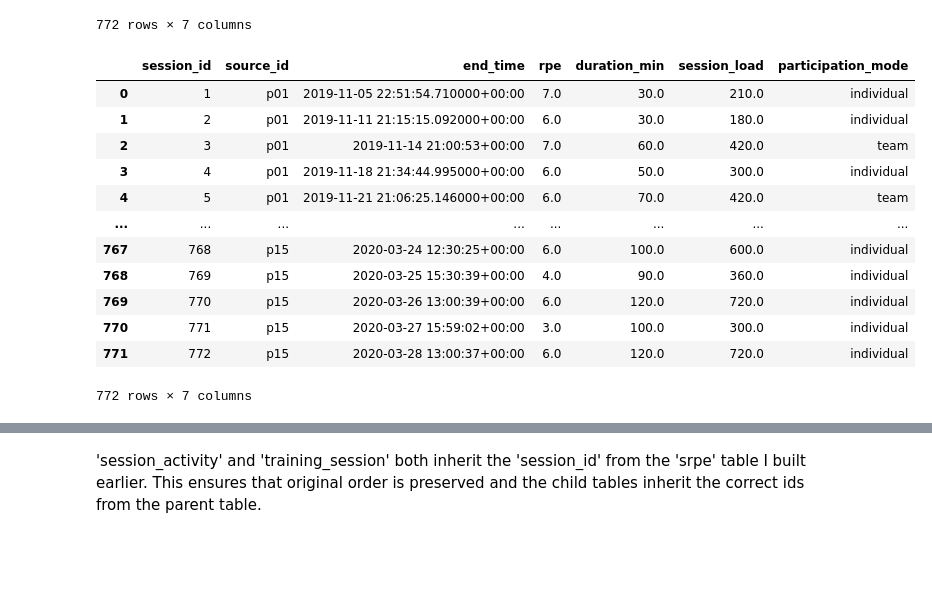
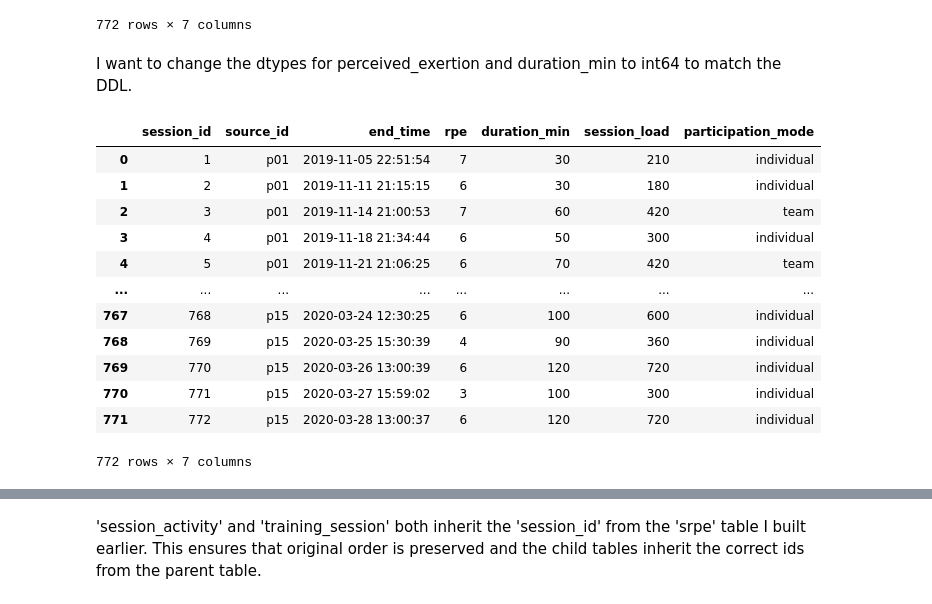
Before and after one commit to vish-mandalika/sql-pipeline-athletic-performance, a Jupyter notebook: etl.ipynb, the cells around one changed output, grey strips where cells are left out. Saved outputs shown, nothing was run; the diff lists cells and outputs as text; code cells hidden in the pictures; blank space fills up the shorter version.

```diff
--- a/etl.ipynb
+++ b/etl.ipynb
@@ -411,35 +422,41 @@ srpe
 | 770 | 771 | p15 | 2020-03-27 15:59:02+00:00 | ['individual', 'endurance'] | 3.0 | 100.0 | [individual, endurance] |
 | 771 | 772 | p15 | 2020-03-28 13:00:37+00:00 | ['individual', 'endurance'] | 6.0 | 120.0 | [individual, endurance] |
 772 rows × 7 columns
+# %% [markdown]
+I want to change the dtypes for perceived_exertion and duration_min to int64 to match the DDL.
+# %%
+srpe['perceived_exertion'] = srpe['perceived_exertion'].astype(int)
+srpe['duration_min'] = srpe['duration_min'].astype(int)
 # %%
 training_records = []
 for row in srpe.itertuples():
     activity_list = row.activity_list
     mode = [x for x in activity_list if x in {"individual", "team"}][0]
 
     training_records.append({
         "session_id": row.session_id,
         "source_id": row.source_id,
         "end_time": row.end_date_time,
         "rpe": row.perceived_exertion,
         "duration_min": row.duration_min,
         "session_load": row.perceived_exertion * row.duration_min,
         "participation_mode": mode
     })
 
 training_session = pd.DataFrame(training_records)
+training_session['end_time'] = training_session['end_time'].dt.floor("s").dt.tz_localize(None)
 training_session
 # %% [output]
 |  | session_id | source_id | end_time | rpe | duration_min | session_load | participation_mode |
-| 0 | 1 | p01 | 2019-11-05 22:51:54.710000+00:00 | 7.0 | 30.0 | 210.0 | individual |
-| 1 | 2 | p01 | 2019-11-11 21:15:15.092000+00:00 | 6.0 | 30.0 | 180.0 | individual |
-| 2 | 3 | p01 | 2019-11-14 21:00:53+00:00 | 7.0 | 60.0 | 420.0 | team |
-| 3 | 4 | p01 | 2019-11-18 21:34:44.995000+00:00 | 6.0 | 50.0 | 300.0 | individual |
-| 4 | 5 | p01 | 2019-11-21 21:06:25.146000+00:00 | 6.0 | 70.0 | 420.0 | team |
+| 0 | 1 | p01 | 2019-11-05 22:51:54 | 7 | 30 | 210 | individual |
+| 1 | 2 | p01 | 2019-11-11 21:15:15 | 6 | 30 | 180 | individual |
+| 2 | 3 | p01 | 2019-11-14 21:00:53 | 7 | 60 | 420 | team |
+| 3 | 4 | p01 | 2019-11-18 21:34:44 | 6 | 50 | 300 | individual |
+| 4 | 5 | p01 | 2019-11-21 21:06:25 | 6 | 70 | 420 | team |
 | ... | ... | ... | ... | ... | ... | ... | ... |
-| 767 | 768 | p15 | 2020-03-24 12:30:25+00:00 | 6.0 | 100.0 | 600.0 | individual |
-| 768 | 769 | p15 | 2020-03-25 15:30:39+00:00 | 4.0 | 90.0 | 360.0 | individual |
-| 769 | 770 | p15 | 2020-03-26 13:00:39+00:00 | 6.0 | 120.0 | 720.0 | individual |
-| 770 | 771 | p15 | 2020-03-27 15:59:02+00:00 | 3.0 | 100.0 | 300.0 | individual |
-| 771 | 772 | p15 | 2020-03-28 13:00:37+00:00 | 6.0 | 120.0 | 720.0 | individual |
+| 767 | 768 | p15 | 2020-03-24 12:30:25 | 6 | 100 | 600 | individual |
+| 768 | 769 | p15 | 2020-03-25 15:30:39 | 4 | 90 | 360 | individual |
+| 769 | 770 | p15 | 2020-03-26 13:00:39 | 6 | 120 | 720 | individual |
+| 770 | 771 | p15 | 2020-03-27 15:59:02 | 3 | 100 | 300 | individual |
+| 771 | 772 | p15 | 2020-03-28 13:00:37 | 6 | 120 | 720 | individual |
 772 rows × 7 columns
```
Also changed, not shown: parts of 42 cells of this notebook.
